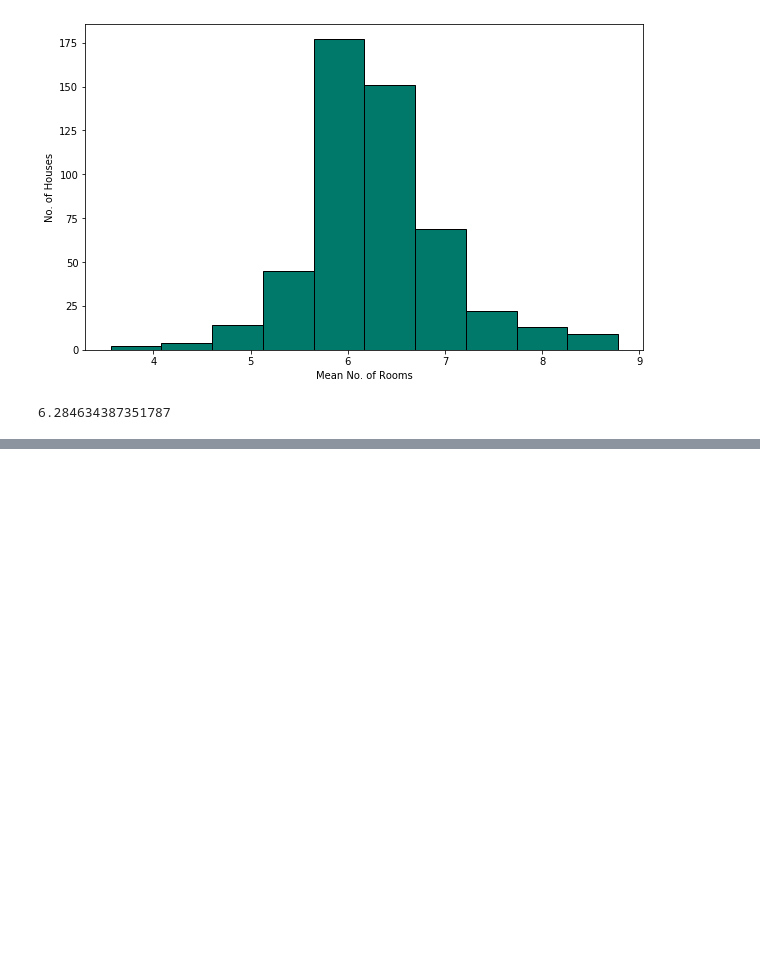
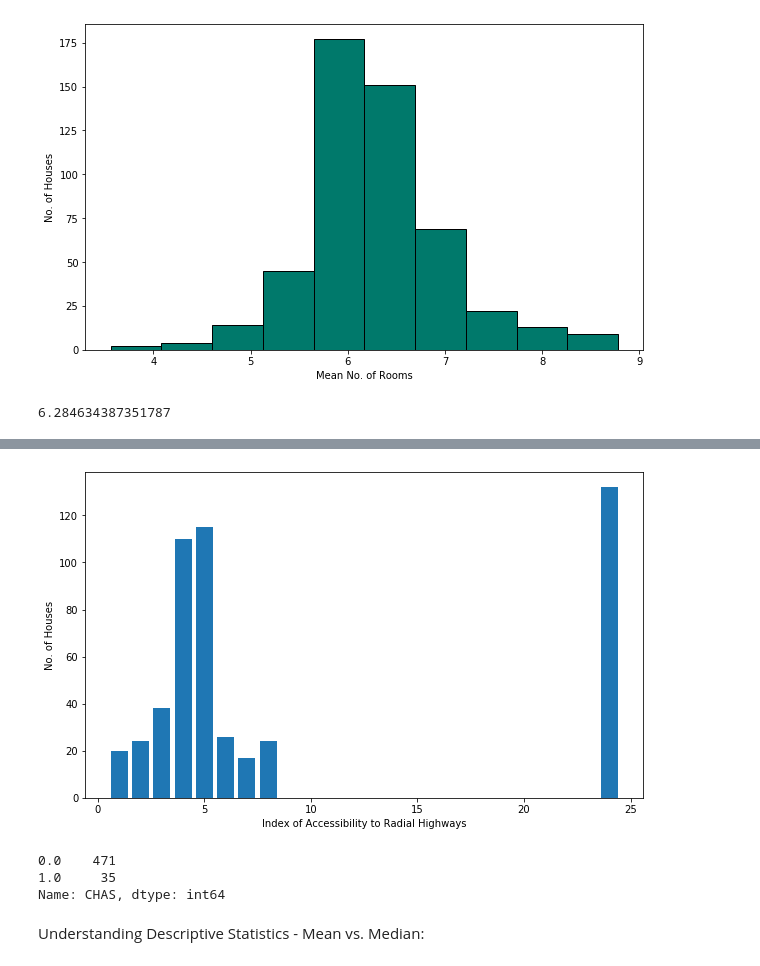
Before and after one commit to Sampatankar/DataScienceBootcamp2020-Python, a Jupyter notebook: 5MultivariableLinearRegression/04 Multivariate Regression.ipynb, the cells around one changed output, grey strips where cells are left out. Saved outputs shown, nothing was run; the diff lists cells and outputs as text; code cells hidden in the pictures; blank space fills up the shorter version.

```diff
--- a/5MultivariableLinearRegression/04 Multivariate Regression.ipynb
+++ b/5MultivariableLinearRegression/04 Multivariate Regression.ipynb
@@ -223,0 +248,22 @@ data['RM'].mean()
+# %%
+# Method to not require manual bin sizing:
+frequency = data['RAD'].value_counts()
+#type(frequency)
+# frequency.index
+# frequency.axes[0]
+plt.figure(figsize=[10,6])
+plt.bar(frequency.index, height=frequency)
+plt.xlabel('Index of Accessibility to Radial Highways')
+plt.ylabel('No. of Houses')
+plt.show()
+# %% [output]
+[figure, added]
+# %%
+# Dummy Values:
+data['CHAS'].value_counts()
+# %% [output]
+0.0    471
+1.0     35
+Name: CHAS, dtype: int64
+# %% [markdown]
+Understanding Descriptive Statistics - Mean vs. Median:
```
Also changed, not shown: parts of 3 cells of this notebook.
